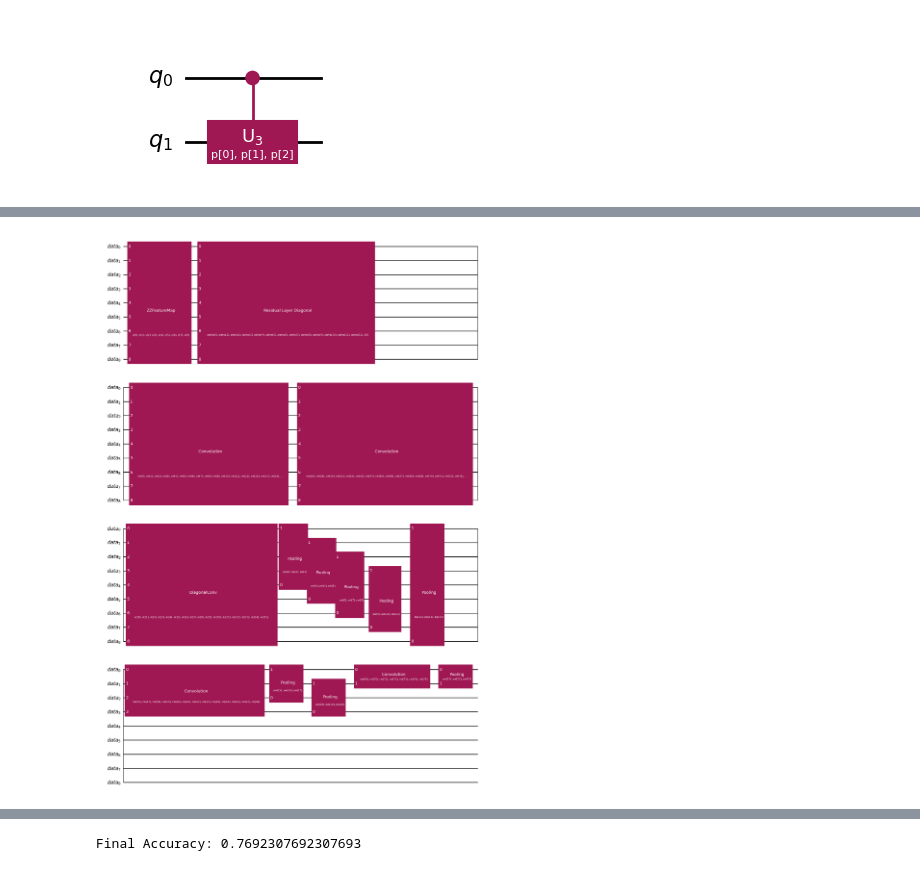
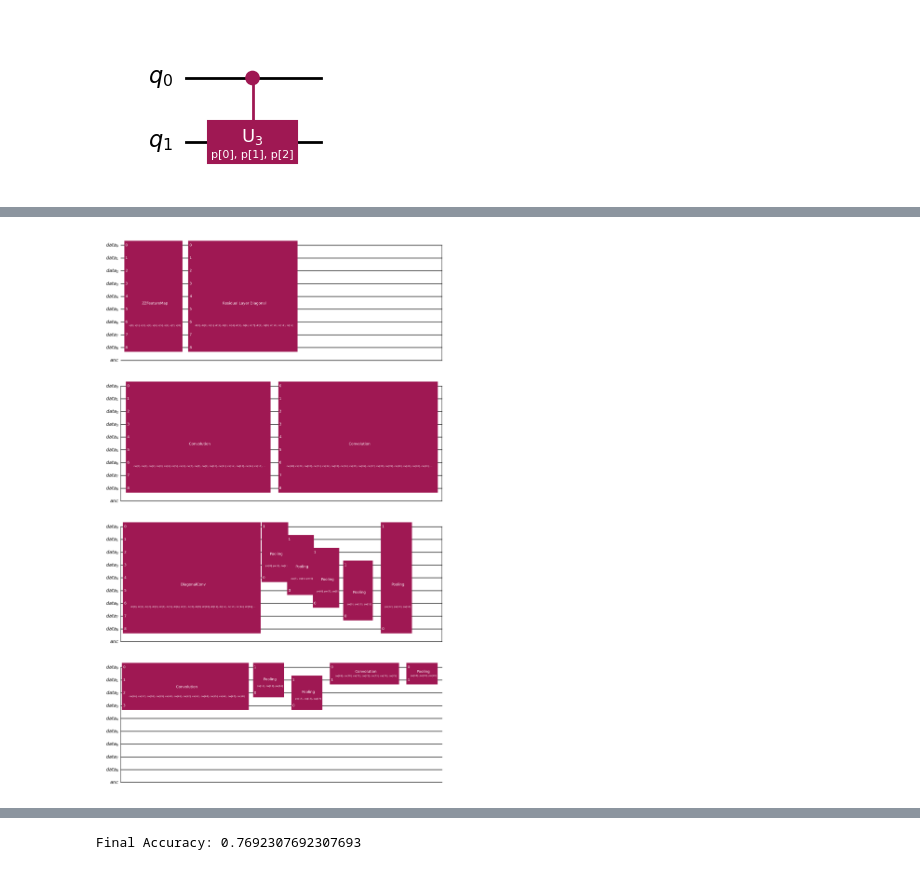
Before and after one commit to f361015/Quantum-CNN-TicTacToe, a Jupyter notebook: Residual QCNN/qcnn_residual.ipynb, the cells around one changed output, grey strips where cells are left out. Cells and saved outputs as stored; diff of their text form; code cells hidden in the pictures.

```diff
--- a/Residual QCNN/qcnn_residual.ipynb
+++ b/Residual QCNN/qcnn_residual.ipynb
@@ -220,86 +243,71 @@ def count_residual_block_params(n_qubits):
 # %%
+# Build QCNN circuit
 def build_qcnn():
     data = QuantumRegister(9, 'data')
-    qc = QuantumCircuit(data)
+    ancilla = QuantumRegister(1, 'anc')
+    qc = QuantumCircuit(data, ancilla)
 
-    # Feature Map
+    # ZZFeatureMap with parameters
     feature_map = ZZFeatureMap(feature_dimension=9, reps=2)
-    qc.compose(feature_map, qubits=range(9), inplace=True)
     input_params = feature_map.parameters
+    qc.compose(feature_map, qubits=data[:], inplace=True)
 
-    # === Automatic parameter counting ===
-    conv_counts = [count_conv_params(9), count_conv_params(9), count_conv_params(4), count_conv_params(2)]
-    pool_counts = [count_pool_params(5), count_pool_params(2), count_pool_params(1)]
-    residual_count = 13
 
-    total_conv_params = sum(conv_counts)
-    total_pool_params = sum(pool_counts)
 
-    # Define parameter vectors
-    conv_weights = ParameterVector('cw', total_conv_params)
-    pool_weights = ParameterVector('pw', total_pool_params)
-    res_params = ParameterVector("alpha", residual_count)
+    # Define trainable parameters
+    conv_weights = ParameterVector('cw', 76)
+    pool_weights = ParameterVector('pw', 21)  # 7 pooling layers, 3 params each = 21
     dconv_weights = ParameterVector("dc", 31)  # 4*3 (for U3) + 1 (for ZZ)
 
-    l_param = ParameterVector("l", 1)
+    dres_weights = ParameterVector('dr', 13)
+    dl_param = ParameterVector('dl', 1)
 
-    # === Track index automatically ===
-    conv_idx = 0
-    pool_idx = 0
-    # Layer 4 - Residual Block (4 qubits)
-    res_layer = alternating_encoding_with_diagonal_residual(9, res_params, l_param)
+    # Layer 1 - Diagnol Res Block (4 qubits)
+    res_layer = alternating_encoding_with_diagonal_residual(9, dres_weights, dl_param)
     qc.append(res_layer.to_instruction(), data[:])
+     # Layer 1 - Convolution (9 qubits)
+    conv1 = conv_layer(list(range(9)), conv_weights, 0)
+    qc.append(conv1.to_instruction(), data[:])
+
     # Layer 1 - Convolution (9 qubits)
-    conv1 = conv_layer(list(range(9)), conv_weights, conv_idx)
-    qc.append(conv1.to_instruction(), data[:])
-    conv_idx += conv_counts[0]
-
-    # Layer 2 - Convolution (9 qubits)
-    conv2 = conv_layer(list(range(9)), conv_weights, conv_idx)
+    conv2 = conv_layer(list(range(9)), conv_weights, 28)
     qc.append(conv2.to_instruction(), data[:])
-    conv_idx += conv_counts[1]
-
 
     dc = diagonal_conv_layer(list(range(9)), dconv_weights, 0)
     qc.append(dc.to_instruction(), data[:])
 
-    # Layer 3 - Pooling (9 -> 4 qubits)
+    # Layer 2 - Pooling (9 -> 4)
     pool_pairs = [(4, 0), (5, 1), (6, 2), (7, 3), (8, 0)]
-    for (ctrl, tgt) in pool_pairs:
-        pool = pooling_layer(ctrl, tgt, pool_weights[pool_idx:pool_idx+3])
+    for i, (ctrl, tgt) in enumerate(pool_pairs):
+        idx = i * 3
+        pool = pooling_layer(0, 1, pool_weights[idx:idx+3])
         qc.append(pool.to_instruction(), [data[ctrl], data[tgt]])
-        pool_idx += 3
 
 
+    # Layer 3 - Convolution (4 qubits)
+    conv3 = conv_layer(list(range(4)), conv_weights, 56)
+    qc.append(conv3.to_instruction(), data[0:4])
 
-    # Layer 5 - Convolution (4 qubits)
-    conv3 = conv_layer(list(range(4)), conv_weights, conv_idx)
-    qc.append(conv3.to_instruction(), data[0:4])
-    conv_idx += conv_counts[2]
+    # Layer 4 - Pooling (4 -> 2)
+    pool2_pairs = [(2, 0), (3, 1)]
+    for i, (ctrl, tgt) in enumerate(pool2_pairs):
+        idx = 12 + i * 3
+        pool = pooling_layer(0, 1, pool_weights[idx:idx+3])
+        qc.append(pool.to_instruction(), [data[ctrl], data[tgt]])
 
-    # Layer 6 - Pooling (4 -> 2 qubits)
-    pool2_pairs = [(2, 0), (3, 1)]
-    for (ctrl, tgt) in pool2_pairs:
-        pool = pooling_layer(ctrl, tgt, pool_weights[pool_idx:pool_idx+3])
-        qc.append(pool.to_instruction(), [data[ctrl], data[tgt]])
-        pool_idx += 3
+    # Layer 5 - Convolution (2 qubits)
+    conv4 = conv_layer(list(range(2)), conv_weights, 69)
+    qc.append(conv4.to_instruction(), data[0:2])
 
-    # Layer 7 - Convolution (2 qubits)
-    conv4 = conv_layer(list(range(2)), conv_weights, conv_idx)
-    qc.append(conv4.to_instruction(), data[0:2])
-    conv_idx += conv_counts[3]
+    # Layer 6 - Pooling (2 -> 1)
+    pool3 = pooling_layer(1, 0, pool_weights[18:21])
+    qc.append(pool3.to_instruction(), [data[0], data[1]])
+    full_weight_params =  list(conv_weights) + list(pool_weights) + list(dconv_weights) + list(dres_weights) + list(dl_param)
 
-    # Layer 8 - Final Pooling (2 -> 1 qubit)
-    pool3 = pooling_layer(1, 0, pool_weights[pool_idx:pool_idx+3])
-    qc.append(pool3.to_instruction(), [data[0], data[1]])
-    pool_idx += 3
-
-    # Return
-    full_weight_params = list(res_params) + list(l_param) + list(conv_weights) + list(pool_weights) + list(dconv_weights)
     return qc, input_params, full_weight_params
 
 qcnn_circuit, input_params, weight_params = build_qcnn()
 qcnn_circuit.draw("mpl")
 # %% [output]
-[figure, old version]
+[figure, new version]
 # %%
```
Also changed, not shown: parts of 12 cells of this notebook.
